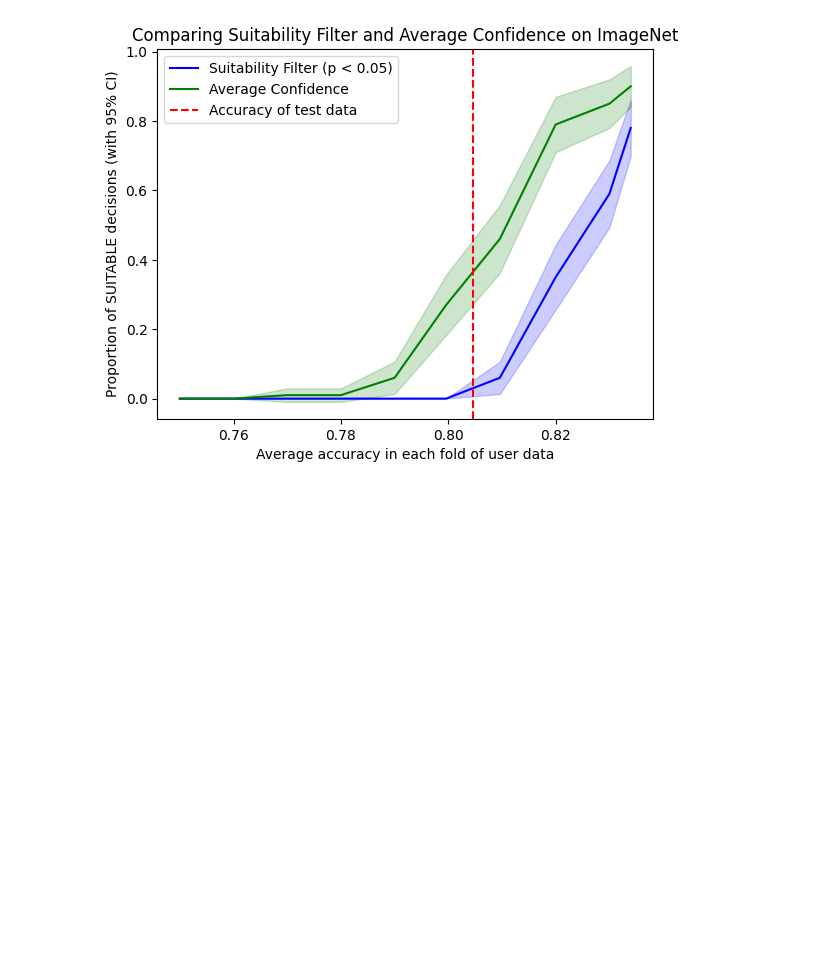
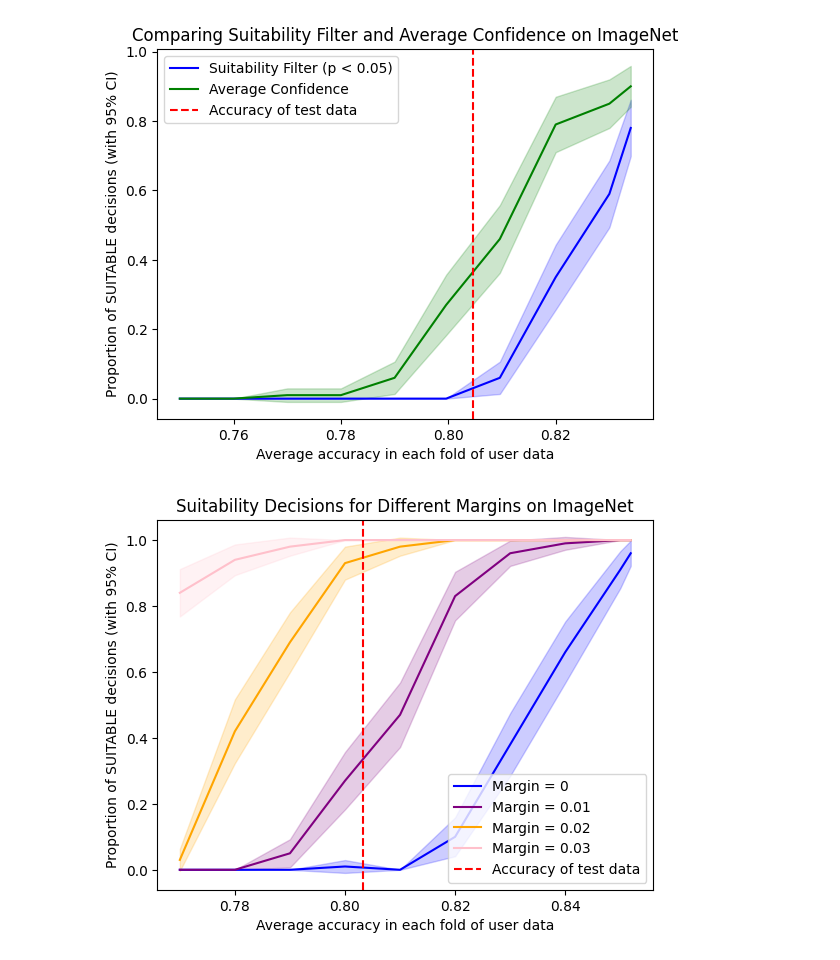
Before and after one commit to cleverhans-lab/suitability, a Jupyter notebook: experiments_inet.ipynb, the cells around one changed output. Saved outputs shown, nothing was run; the diff lists cells and outputs as text; code cells hidden in the pictures; blank space fills up the shorter version.

```diff
--- a/experiments_inet.ipynb
+++ b/experiments_inet.ipynb
@@ -111,7 +111,10 @@ num_folds = 10
 acs = np.zeros((num_random_tries, num_folds))
 corrs = np.zeros((num_random_tries, num_folds))
 p_vals = np.zeros((num_random_tries, num_folds))
-p_vals_margin = np.zeros((num_random_tries, num_folds))
+p_vals_margin1 = np.zeros((num_random_tries, num_folds))
+p_vals_margin2 = np.zeros((num_random_tries, num_folds))
+p_vals_margin3 = np.zeros((num_random_tries, num_folds))
+p_vals_margin4 = np.zeros((num_random_tries, num_folds))
 
 for j in range(num_random_tries):
     folds, actual_accuracies = split_dataset_into_folds(user, correctness, n_subsets=num_folds)
@@ -123,6 +126,14 @@ for j in range(num_random_tries):
         corrs[j, i] = np.mean(user_corr)
         test = suitability_filter.suitability_test(user_features=user_features)
         p_vals[j, i] = test['p_value']
+        test1 = suitability_filter.suitability_test(user_features=user_features, margin=0.01)
+        p_vals_margin1[j, i] = test1['p_value']
+        test2 = suitability_filter.suitability_test(user_features=user_features, margin=0.02)
+        p_vals_margin2[j, i] = test2['p_value']
+        test3 = suitability_filter.suitability_test(user_features=user_features, margin=0.03)
+        p_vals_margin3[j, i] = test3['p_value']
+        test4 = suitability_filter.suitability_test(user_features=user_features, margin=0.04)
+        p_vals_margin4[j, i] = test4['p_value']
 # %%
 test_ac = np.mean(test_features, axis=0)[1]
 test_corr = np.mean(test_corr)
@@ -195,3 +206,87 @@ plt.legend()
 plt.show()
 # %% [output]
 [figure]
+# %%
+# Prepare lists to store results for each type of decision and margin
+x = []
+yp_mean = []
+yp_ci = []
+ya_mean = []
+ya_ci = []
+y_margin1_mean = []
+y_margin1_ci = []
+y_margin2_mean = []
+y_margin2_ci = []
+y_margin3_mean = []
+y_margin3_ci = []
+y_margin4_mean = []
+y_margin4_ci = []
+
+# Loop over folds to calculate the means and 95% CIs for each decision type
+for i in range(num_folds):
+    avg_accuracy = corrs[:, i].mean()
+    x.append(avg_accuracy)
+
+    # Significant p-values decision (p < 0.05)
+    p_sig_decision = p_vals[:, i] < 0.05
+    p_sig_mean = np.mean(p_sig_decision)
+    p_sig_sem = np.std(p_sig_decision) / np.sqrt(len(p_sig_decision))
+    p_sig_ci = 1.96 * p_sig_sem  # 95% confidence interval
+    yp_mean.append(p_sig_mean)
+    yp_ci.append(p_sig_ci)
+
+    # Accuracy exceeds test_ac decision (acs > test_ac)
+    ac_exceeds_test = acs[:, i] > test_ac
+    ac_exceeds_mean = np.mean(ac_exceeds_test)
+    ac_exceeds_sem = np.std(ac_exceeds_test) / np.sqrt(len(ac_exceeds_test))
+    ac_exceeds_ci = 1.96 * ac_exceeds_sem
+    ya_mean.append(ac_exceeds_mean)
+    ya_ci.append(ac_exceeds_ci)
+
+    # Margins 0.01 to 0.04
+    for margin, mean_list, ci_list, p_values in zip(
+        [p_vals_margin1, p_vals_margin2, p_vals_margin3, p_vals_margin4],
+        [y_margin1_mean, y_margin2_mean, y_margin3_mean, y_margin4_mean],
+        [y_margin1_ci, y_margin2_ci, y_margin3_ci, y_margin4_ci],
+        [p_vals_margin1[:, i], p_vals_margin2[:, i], p_vals_margin3[:, i], p_vals_margin4[:, i]],
+    ):
+        margin_decision = p_values < 0.05
+        margin_mean = np.mean(margin_decision)
+        margin_sem = np.std(margin_decision) / np.sqrt(len(margin_decision))
+        margin_ci = 1.96 * margin_sem
+        mean_list.append(margin_mean)
+        ci_list.append(margin_ci)
+
+# Convert lists to arrays for fill_between to work
+x = np.array(x)
+yp_mean, yp_ci = np.array(yp_mean), np.array(yp_ci)
+ya_mean, ya_ci = np.array(ya_mean), np.array(ya_ci)
+y_margin1_mean, y_margin1_ci = np.array(y_margin1_mean), np.array(y_margin1_ci)
+y_margin2_mean, y_margin2_ci = np.array(y_margin2_mean), np.array(y_margin2_ci)
+y_margin3_mean, y_margin3_ci = np.array(y_margin3_mean), np.array(y_margin3_ci)
+y_margin4_mean, y_margin4_ci = np.array(y_margin4_mean), np.array(y_margin4_ci)
+
+# Plotting
+plt.plot(x, yp_mean, label="Margin = 0", color="blue")
+plt.fill_between(x, yp_mean - yp_ci, yp_mean + yp_ci, color="blue", alpha=0.2)
+
+plt.plot(x, y_margin1_mean, label="Margin = 0.01", color="purple")
+plt.fill_between(x, y_margin1_mean - y_margin1_ci, y_margin1_mean + y_margin1_ci, color="purple", alpha=0.2)
+
+plt.plot(x, y_margin2_mean, label="Margin = 0.02", color="orange")
+plt.fill_between(x, y_margin2_mean - y_margin2_ci, y_margin2_mean + y_margin2_ci, color="orange", alpha=0.2)
+
+plt.plot(x, y_margin3_mean, label="Margin = 0.03", color="pink")
+plt.fill_between(x, y_margin3_mean - y_margin3_ci, y_margin3_mean + y_margin3_ci, color="pink", alpha=0.2)
+
+# plt.plot(x, y_margin4_mean, label="Margin = 0.04", color="cyan")
+# plt.fill_between(x, y_margin4_mean - y_margin4_ci, y_margin4_mean + y_margin4_ci, color="cyan", alpha=0.2)
+
+plt.xlabel("Average accuracy in each fold of user data")
+plt.ylabel("Proportion of SUITABLE decisions (with 95% CI)")
+plt.axvline(test_corr, color='r', linestyle='--', label="Accuracy of test data")
+plt.title("Suitability Decisions for Different Margins on ImageNet")
+plt.legend()
+plt.show()
+# %% [output]
+[figure, added]
```
Also changed, not shown: 2 other files.
